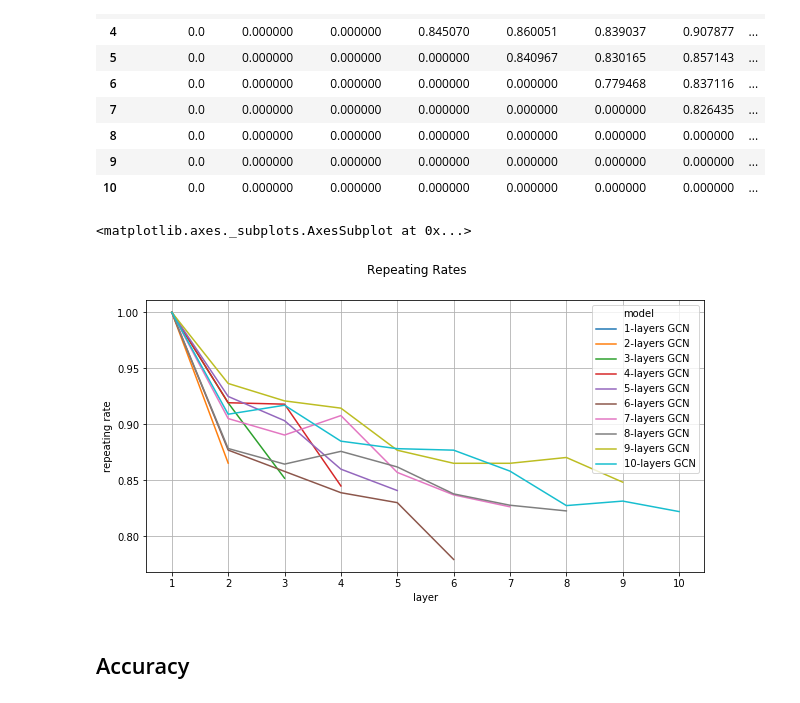
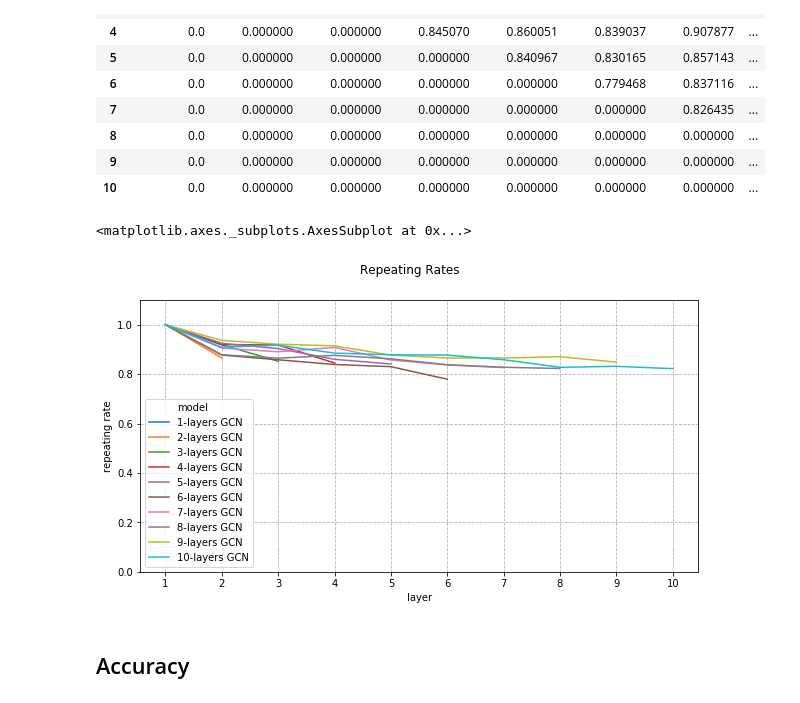
Before and after one commit to wwwfan628/gnn_visualization, a Jupyter notebook: notebooks/identifiability_visualization.ipynb, the cells around one changed output. Cells and saved outputs as stored; diff of their text form; code cells hidden in the pictures.

Commit message:
debug & add gnn visualization notebooks

```diff
--- a/notebooks/identifiability_visualization.ipynb
+++ b/notebooks/identifiability_visualization.ipynb
@@ -88,12 +89,13 @@ rr_line_df = pd.DataFrame({'repeating rate': np.array(rr),
 # %%
 fig = plt.figure(figsize=(10,5))
 fig.suptitle('Repeating Rates')
 plt.xticks(np.arange(1,max_layer+1,1))
-plt.grid()
+plt.grid(ls='--')
+plt.ylim(0,1.1)
 sns.lineplot(data=rr_line_df, x='layer', y='repeating rate', hue="model")
 # %% [output]
 <matplotlib.axes._subplots.AxesSubplot at 0x...>
-[figure, old version]
+[figure, new version]
 # %% [markdown]
 ## Accuracy
 # %%
```
Also changed, not shown: parts of 2 cells of this notebook, 8 other files.
